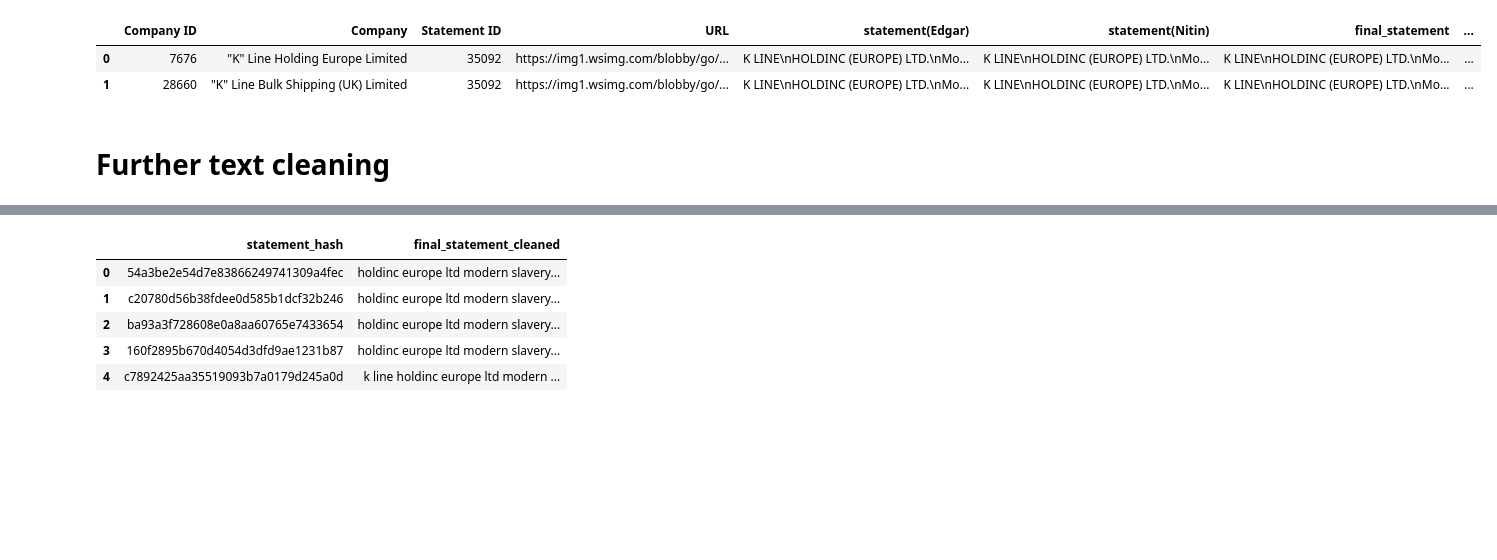
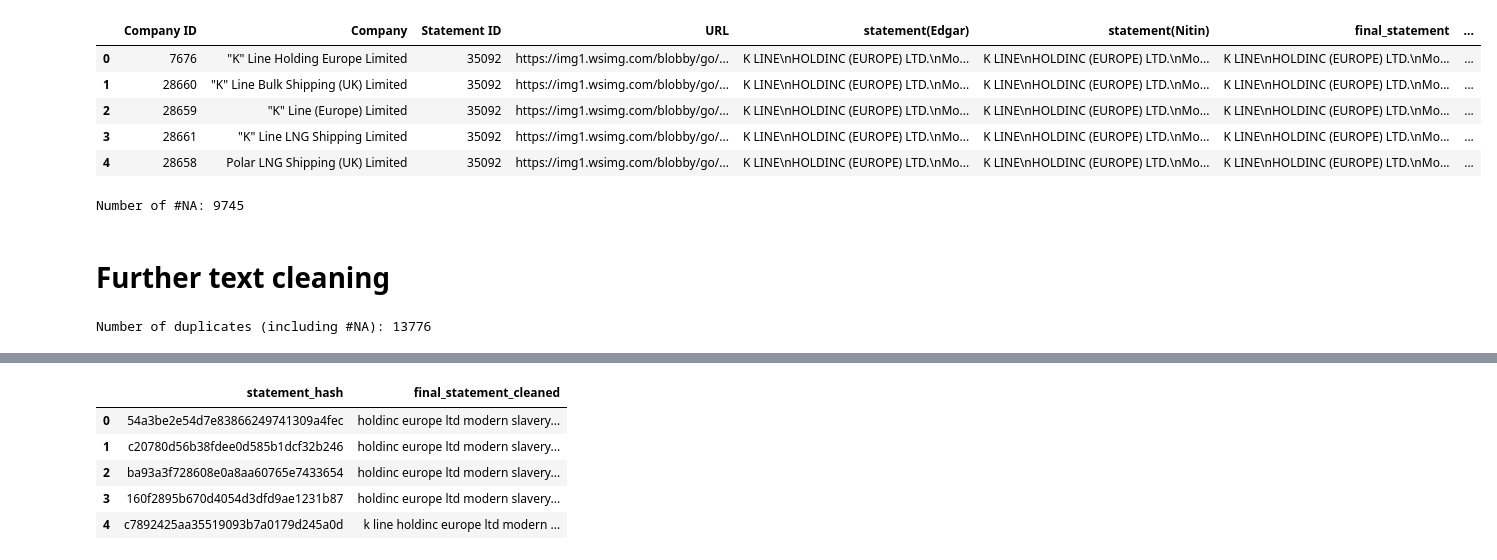
Before and after one commit to dmp1999/modern_slavery_registry, a Jupyter notebook: notebooks/20201203-statement-cleaning-additional.ipynb, the cells around one changed output, grey strips where cells are left out. Saved outputs shown, nothing was run; the diff lists cells and outputs as text; code cells hidden in the pictures; blank space fills up the shorter version.

```diff
--- a/notebooks/20201203-statement-cleaning-additional.ipynb
+++ b/notebooks/20201203-statement-cleaning-additional.ipynb
@@ -26,11 +26,18 @@ SHEETS_PATH = DATA_PATH + "\\sheets"
 data = pd.read_excel(f"{SHEETS_PATH}\\combined_modern_slavery_statements.xlsx")
 data.fillna("#NA", inplace=True)
 # %%
-data.head(2)
+data.head(5)
 # %% [output]
 |  | Company ID | Company | Statement ID | URL | statement(Edgar) | statement(Nitin) | final_statement | ... |
 | 0 | 7676 | "K" Line Holding Europe Limited | 35092 | https://img1.wsimg.com/blobby/go/... | K LINE\nHOLDINC (EUROPE) LTD.\nMo... | K LINE\nHOLDINC (EUROPE) LTD.\nMo... | K LINE\nHOLDINC (EUROPE) LTD.\nMo... | ... |
 | 1 | 28660 | "K" Line Bulk Shipping (UK) Limited | 35092 | https://img1.wsimg.com/blobby/go/... | K LINE\nHOLDINC (EUROPE) LTD.\nMo... | K LINE\nHOLDINC (EUROPE) LTD.\nMo... | K LINE\nHOLDINC (EUROPE) LTD.\nMo... | ... |
+| 2 | 28659 | "K" Line (Europe) Limited | 35092 | https://img1.wsimg.com/blobby/go/... | K LINE\nHOLDINC (EUROPE) LTD.\nMo... | K LINE\nHOLDINC (EUROPE) LTD.\nMo... | K LINE\nHOLDINC (EUROPE) LTD.\nMo... | ... |
+| 3 | 28661 | "K" Line LNG Shipping Limited | 35092 | https://img1.wsimg.com/blobby/go/... | K LINE\nHOLDINC (EUROPE) LTD.\nMo... | K LINE\nHOLDINC (EUROPE) LTD.\nMo... | K LINE\nHOLDINC (EUROPE) LTD.\nMo... | ... |
+| 4 | 28658 | Polar LNG Shipping (UK) Limited | 35092 | https://img1.wsimg.com/blobby/go/... | K LINE\nHOLDINC (EUROPE) LTD.\nMo... | K LINE\nHOLDINC (EUROPE) LTD.\nMo... | K LINE\nHOLDINC (EUROPE) LTD.\nMo... | ... |
+# %%
+print(f"Number of #NA: {np.sum(data['final_statement_cleaned']=='#NA')}")
+# %% [output]
+Number of #NA: 9745
 # %% [markdown]
 # Further text cleaning
 # %%
@@ -38,5 +45,9 @@ data.head(2)
 data["statement_hash"] = [
     generate_hash(statement) for statement in tqdm(data["final_statement_cleaned"])]
+# %%
+print(f"Number of duplicates (including #NA): {np.sum(data.duplicated('statement_hash'))}")
+# %% [output]
+Number of duplicates (including #NA): 13776
 # %%
 subset_data = data[["statement_hash",
                     "final_statement_cleaned"]].drop_duplicates("statement_hash")
```
Also changed, not shown: parts of 3 cells of this notebook, 1 other file.
